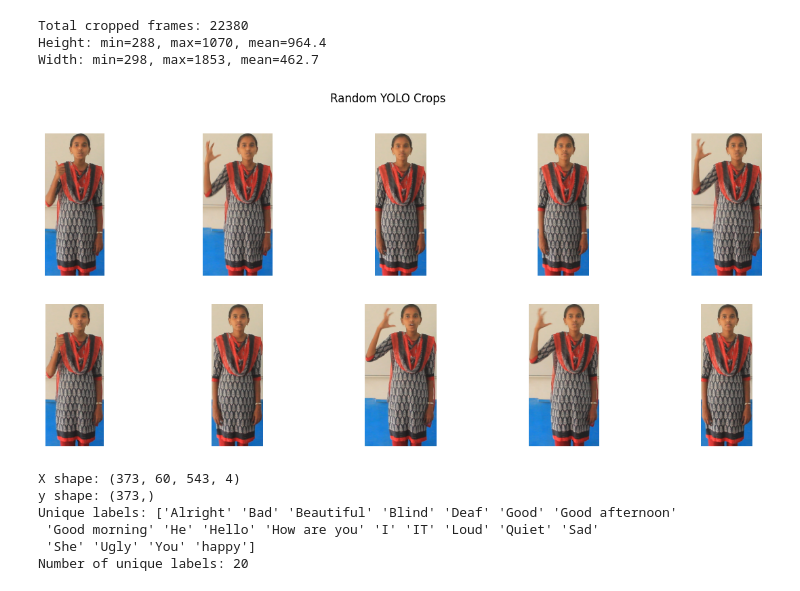
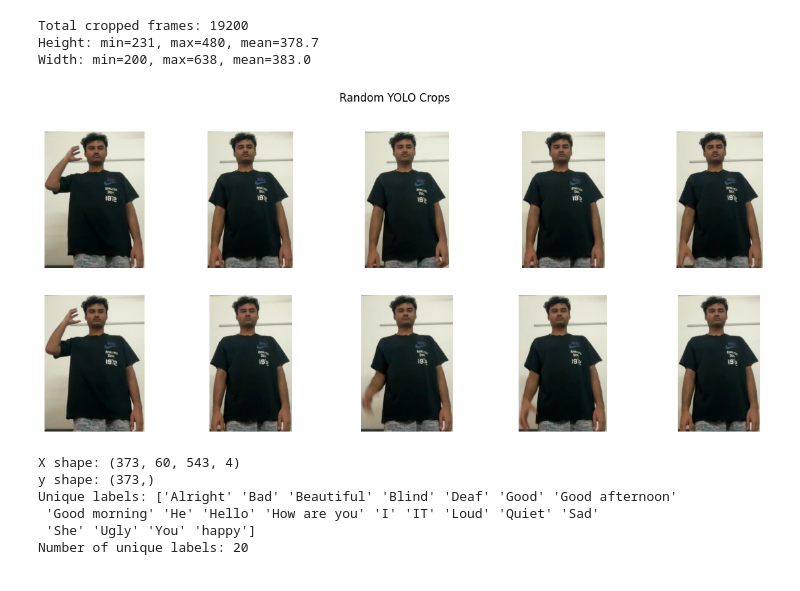
Before and after one commit to Sainava/Sign-Language-to-Speech, a Jupyter notebook: notebooks/data_checks.ipynb, the cells around one changed output. Cells and saved outputs as stored; diff of their text form; code cells hidden in the pictures.

```diff
--- a/notebooks/data_checks.ipynb
+++ b/notebooks/data_checks.ipynb
@@ -6,7 +6,7 @@ import cv2
 import numpy as np
 import matplotlib.pyplot as plt
 
-CROPS_DIR = "../data/yolo_crops"
+CROPS_DIR = "../datasets/yolo_crops"
 
 # 1️⃣ Collect all crops info
 shapes = []
@@ -15,37 +15,37 @@ sample_imgs = []
 for root, _, files in os.walk(CROPS_DIR):
     for f in files:
         if f.endswith(".jpg"):
             img = cv2.imread(os.path.join(root, f))
             if img is None:
                 continue
             h, w, _ = img.shape
             shapes.append((h, w))
             if len(sample_imgs) < 10:
                 sample_imgs.append(img)
 
 print(f"Total cropped frames: {len(shapes)}")
 
 # 2️⃣ Basic stats
 heights = [s[0] for s in shapes]
 widths = [s[1] for s in shapes]
 
 print(f"Height: min={min(heights)}, max={max(heights)}, mean={np.mean(heights):.1f}")
 print(f"Width: min={min(widths)}, max={max(widths)}, mean={np.mean(widths):.1f}")
 
 # 3️⃣ Show samples
 plt.figure(figsize=(15, 6))
 for i, img in enumerate(sample_imgs):
     img_rgb = cv2.cvtColor(img, cv2.COLOR_BGR2RGB)
     plt.subplot(2, 5, i+1)
     plt.imshow(img_rgb)
     plt.axis('off')
 plt.suptitle("Random YOLO Crops")
 plt.show()
 # %% [output]
-Total cropped frames: 22380
-Height: min=288, max=1070, mean=964.4
-Width: min=298, max=1853, mean=462.7
+Total cropped frames: 19200
+Height: min=231, max=480, mean=378.7
+Width: min=200, max=638, mean=383.0
-[figure, old version]
+[figure, new version]
 # %%
 import numpy as np
 
```
Also changed, not shown: 12 other files.
